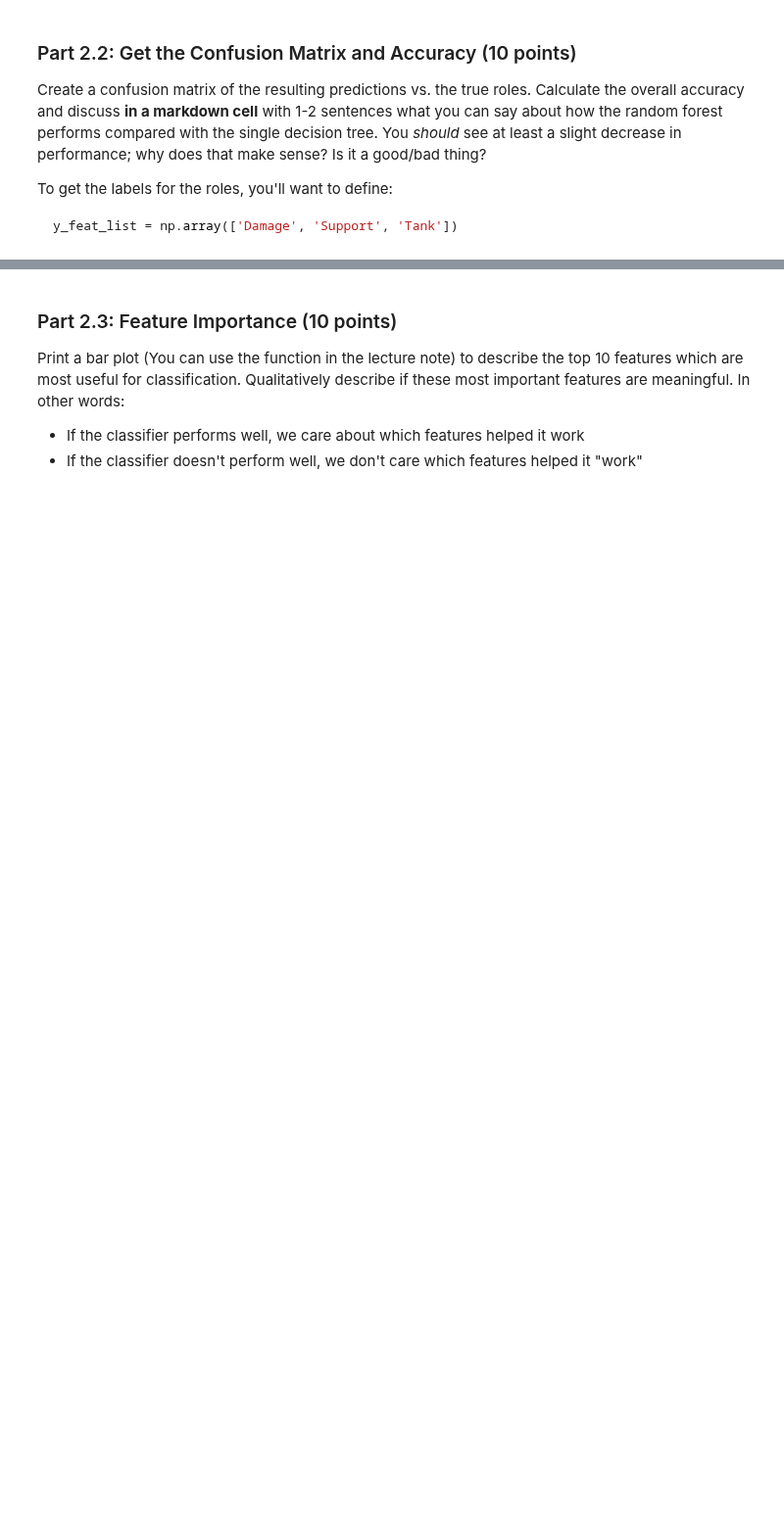
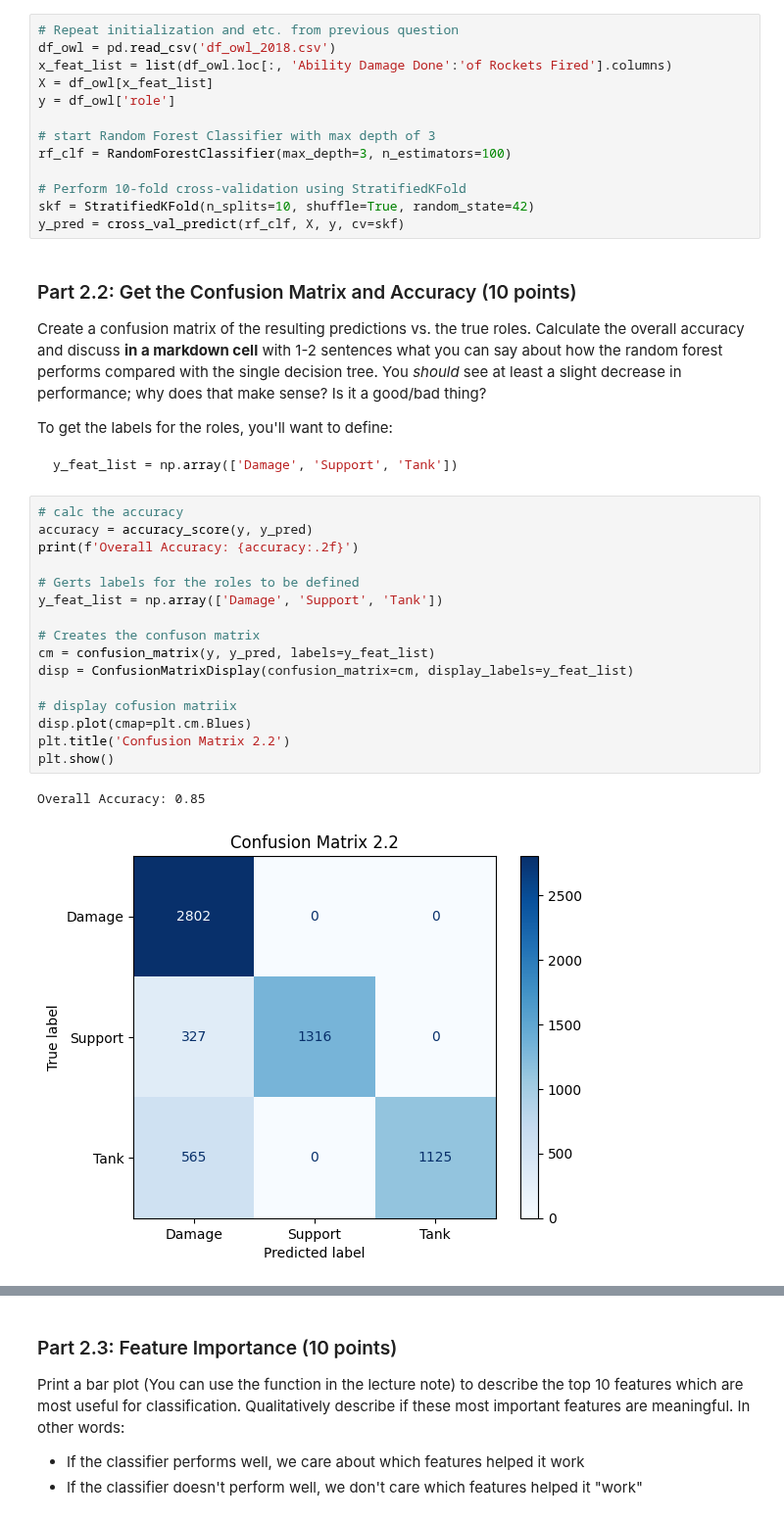
Before and after one commit to nickw0ng/DS3000, a Jupyter notebook: Homeworks/hw10.ipynb, the cells around one changed output, grey strips where cells are left out. Shown at 98% size. Drawn from its saved outputs; the diff is of its cells as text; blank space fills up the shorter version.

````diff
--- a/Homeworks/hw10.ipynb
+++ b/Homeworks/hw10.ipynb
@@ -83,6 +157,19 @@ We would like to classify the importance of each x-feature in predicting the rol
 Build a Random Forest Classifier which classifies the `role` of an Overwatch player using all of the numerical statistics from the data. Use `max_depth = 3` and 10-fold cross validation.
 
 **Note:** do *not* specify `n_estimators` more than 1000. 1000 will take a little while to run (and may be worth it), but you may also just use the default of `n_estimators = 100` if you wish (though expect unstable results).
+# %%
+# Repeat initialization and etc. from previous question
+df_owl = pd.read_csv('df_owl_2018.csv')
+x_feat_list = list(df_owl.loc[:, 'Ability Damage Done':'of Rockets Fired'].columns)
+X = df_owl[x_feat_list]
+y = df_owl['role']
+
+# start Random Forest Classifier with max depth of 3
+rf_clf = RandomForestClassifier(max_depth=3, n_estimators=100)
+
+# Perform 10-fold cross-validation using StratifiedKFold
+skf = StratifiedKFold(n_splits=10, shuffle=True, random_state=42)
+y_pred = cross_val_predict(rf_clf, X, y, cv=skf)
 # %% [markdown]
 ### Part 2.2: Get the Confusion Matrix and Accuracy (10 points)
 
@@ -93,3 +180,22 @@ To get the labels for the roles, you'll want to define:
 ```python
 y_feat_list = np.array(['Damage', 'Support', 'Tank'])
 ```
+# %%
+# calc the accuracy
+accuracy = accuracy_score(y, y_pred)
+print(f'Overall Accuracy: {accuracy:.2f}')
+
+# Gerts labels for the roles to be defined
+y_feat_list = np.array(['Damage', 'Support', 'Tank'])
+
+# Creates the confuson matrix
+cm = confusion_matrix(y, y_pred, labels=y_feat_list)
+disp = ConfusionMatrixDisplay(confusion_matrix=cm, display_labels=y_feat_list)
+
+# display cofusion matriix
+disp.plot(cmap=plt.cm.Blues)
+plt.title('Confusion Matrix 2.2')
+plt.show()
+# %% [output]
+Overall Accuracy: 0.85
+[figure, added]
````
Also changed, not shown: parts of 10 cells of this notebook, 4 other files.
